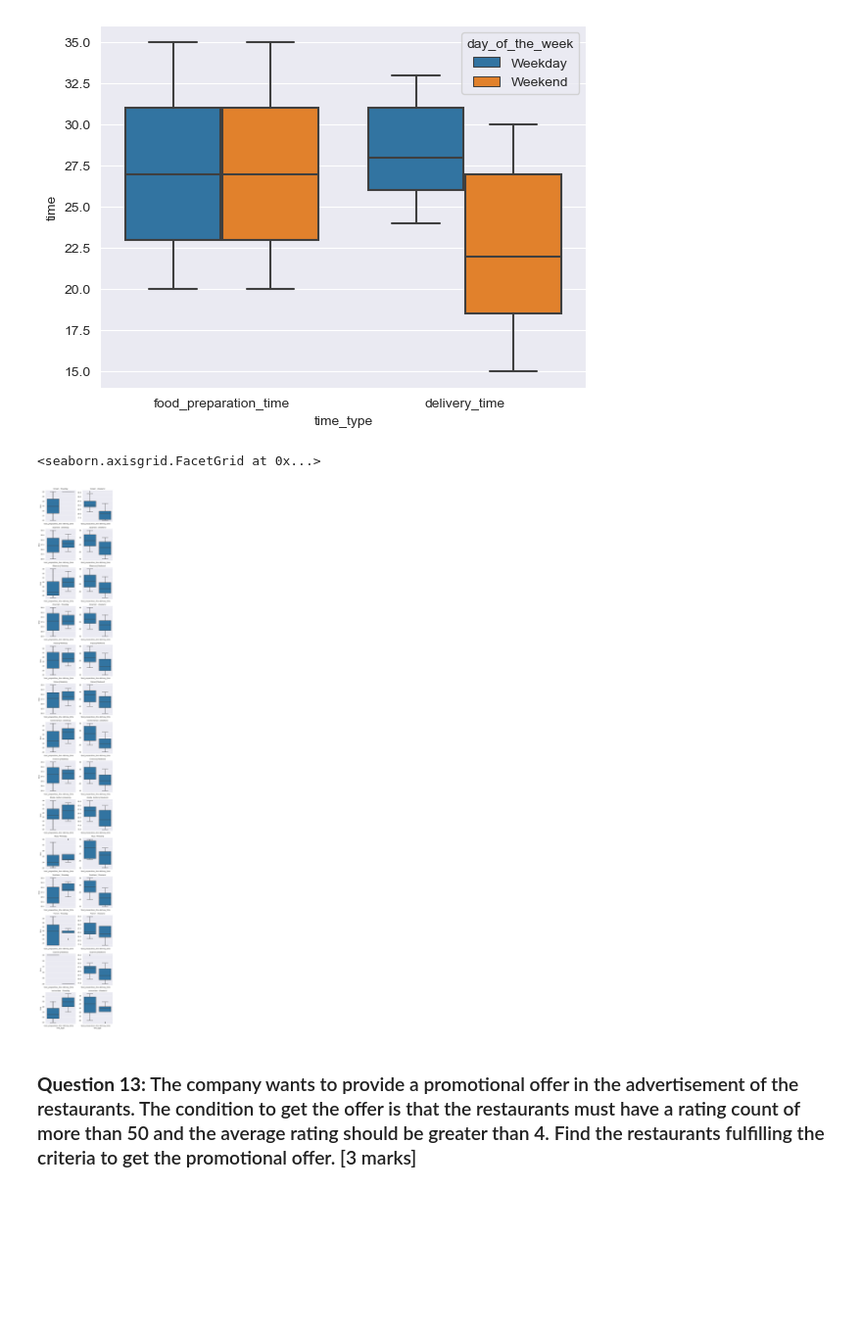
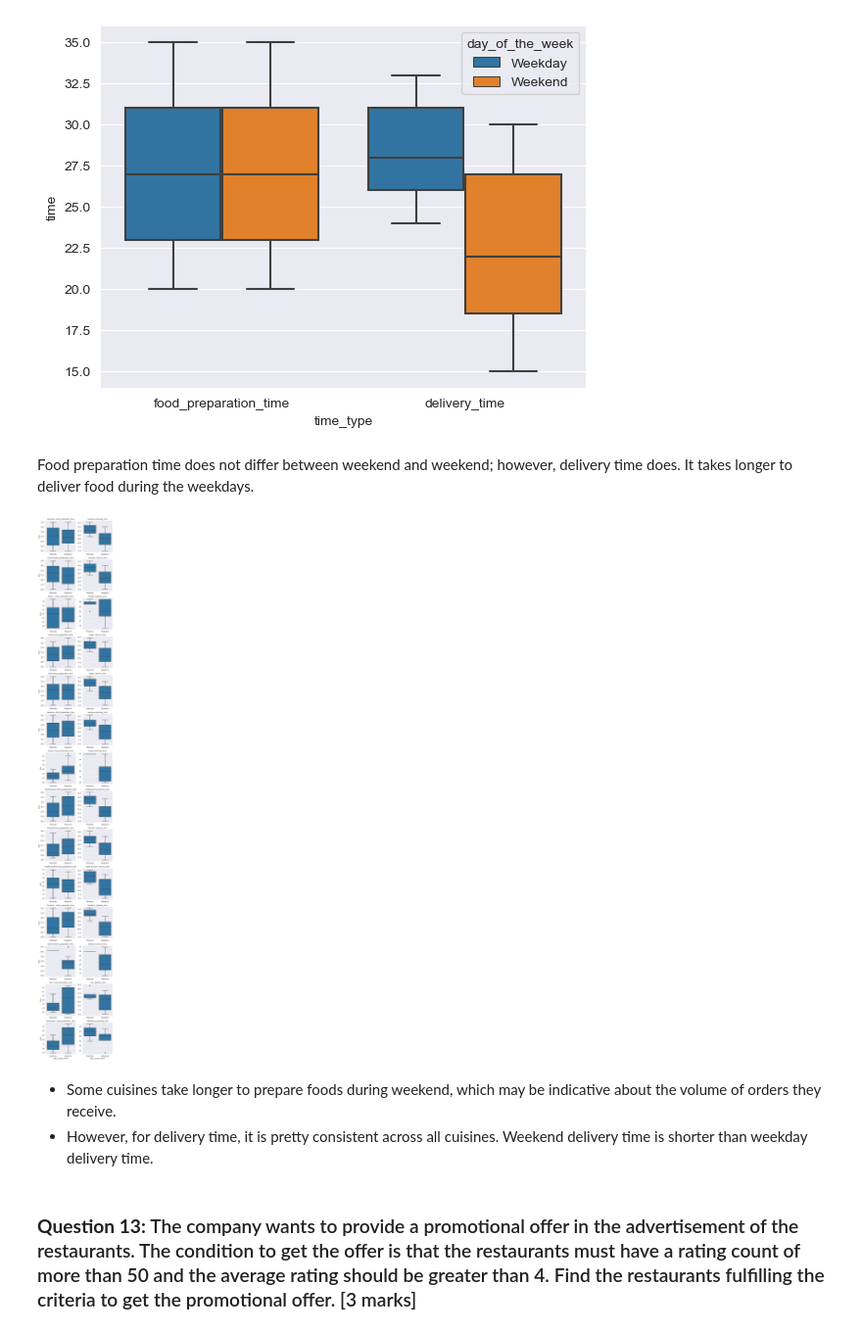
Before and after one commit to tinlong/AIML, a Jupyter notebook: Python Foundations/Project 1/PYF_Project_LearnerNotebook_FullCode.ipynb, the cells around one changed output. Shown at 98% size. Drawn from its saved outputs; the diff is of its cells as text; code cells hidden in the pictures; blank space fills up the shorter version.

Commit message:
WIP: Multivariate analysis

```diff
--- a/Python Foundations/Project 1/PYF_Project_LearnerNotebook_FullCode.ipynb
+++ b/Python Foundations/Project 1/PYF_Project_LearnerNotebook_FullCode.ipynb
@@ -212,3 +212,11 @@ Ans: 736 records had ratings "Not given".
 ### Exploratory Data Analysis (EDA)
 # %% [markdown]
 ### Univariate Analysis
+# %%
+# For sorting purpose, let us create a list of alphabetically-sorted restaurant names
+restaurant_names = df.restaurant_name.sort_values().unique().tolist()
+print(restaurant_names)
+
+# for sorting purpose, let us also create a list of cuisine types sorted alphabetically
+cuisine_types = df.cuisine_type.sort_values().unique().tolist()
+print(cuisine_types)
@@ -420,13 +497,18 @@ sns.boxplot(data=time_analysis, x='time_type', y='time', hue='day_of_the_week',
 plt.show()
 # %% [output]
 [figure]
+# %% [markdown]
+Food preparation time does not differ between weekend and weekend; however, delivery time does. It takes longer to deliver food during the weekdays.
 # %%
-g = sns.FacetGrid(data=time_analysis, col='day_of_the_week', row='cuisine_type', sharex=False, sharey=False, col_order=['Weekday', 'Weekend'])
+g = sns.FacetGrid(data=time_analysis, col='time_type', row='cuisine_type', sharex=False, sharey=False, row_order=cuisine_types, col_order=['food_preparation_time', 'delivery_time'])
 g.set_titles(col_template="{col_name}", row_template="{row_name}")
-g.map(sns.boxplot, 'time_type', 'time', order=['food_preparation_time', 'delivery_time'])
+g.map(sns.boxplot, 'day_of_the_week', 'time', order=['Weekday', 'Weekend'])
+plt.show()
 # %% [output]
-<seaborn.axisgrid.FacetGrid at 0x...>
-[figure, old version]
+[figure, new version]
+# %% [markdown]
+- Some cuisines take longer to prepare foods during weekend, which may be indicative about the volume of orders they receive.
+- However, for delivery time, it is pretty consistent across all cuisines. Weekend delivery time is shorter than weekday delivery time.
 # %% [markdown]
 ### **Question 13:** The company wants to provide a promotional offer in the advertisement of the restaurants. The condition to get the offer is that the restaurants must have a rating count of more than 50 and the average rating should be greater than 4. Find the restaurants fulfilling the criteria to get the promotional offer. [3 marks]
 # %%
```
Also changed, not shown: parts of 21 cells of this notebook.
